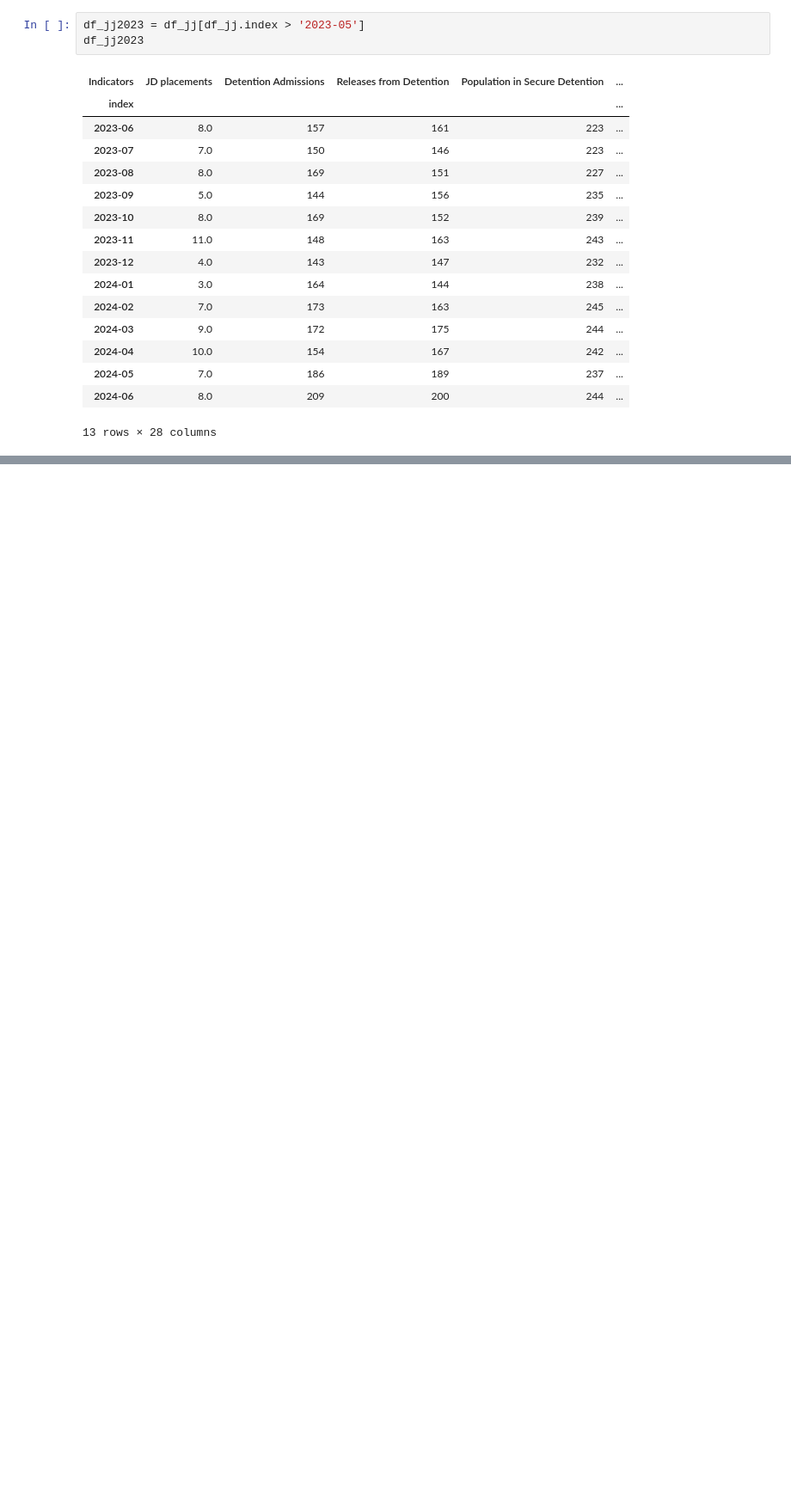
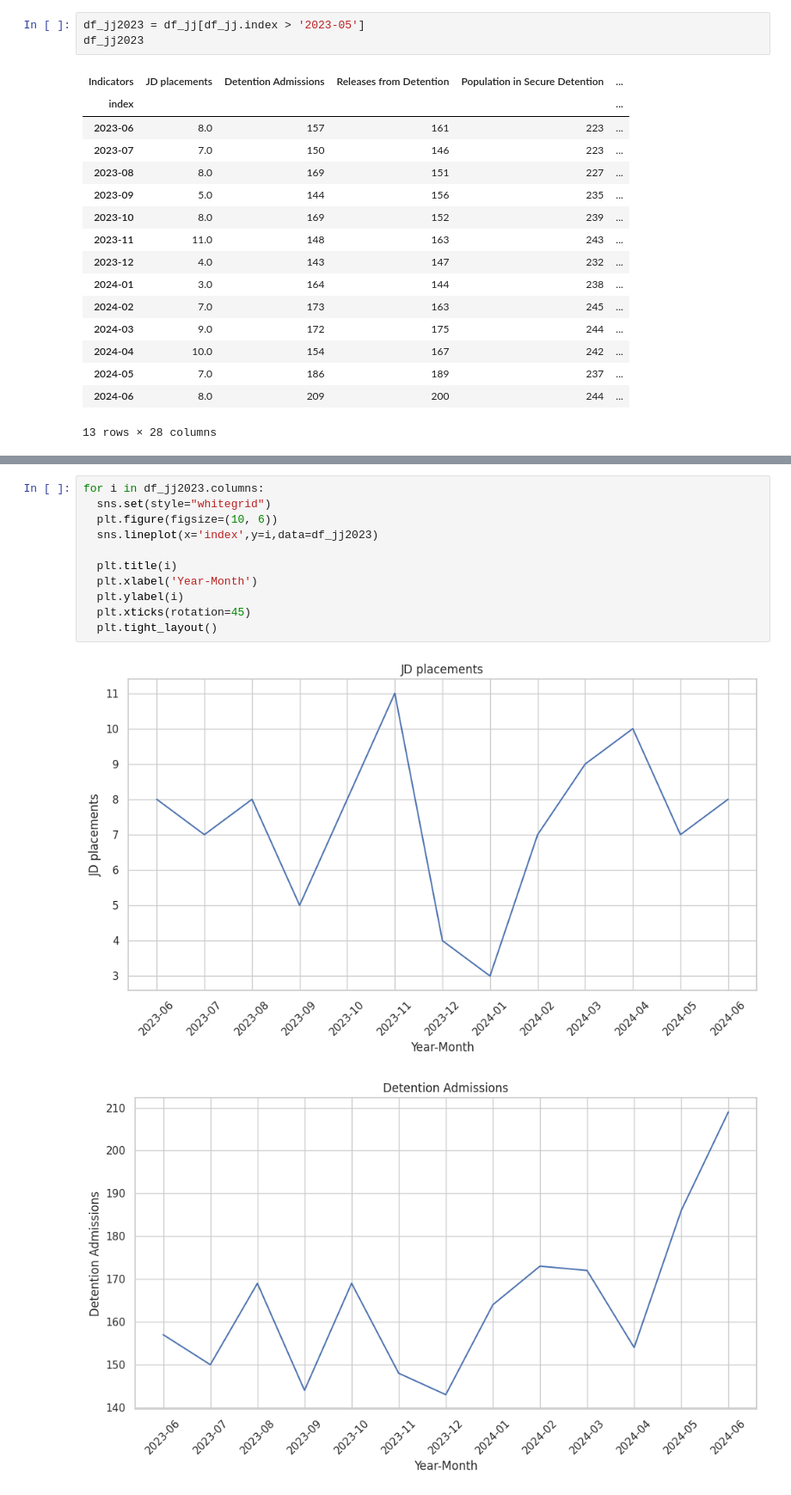
Before and after one commit to WilliamHallPortfolio/ACS_Juvenile_Justice_Project, a Jupyter notebook: ACS and JJ.ipynb, the cells around one changed output, grey strips where cells are left out. Shown at 86% size. Drawn from its saved outputs; the diff is of its cells as text; blank space fills up the shorter version.

```diff
--- a/ACS and JJ.ipynb
+++ b/ACS and JJ.ipynb
@@ -238,0 +309,14 @@ df_jj2023
+# %%
+for i in df_jj2023.columns:
+  sns.set(style="whitegrid")
+  plt.figure(figsize=(10, 6))
+  sns.lineplot(x='index',y=i,data=df_jj2023)
+
+  plt.title(i)
+  plt.xlabel('Year-Month')
+  plt.ylabel(i)
+  plt.xticks(rotation=45)
+  plt.tight_layout()
+# %% [output]
+[figure, added]
+[figure, added]
```
Also changed, not shown: parts of 11 cells of this notebook.
